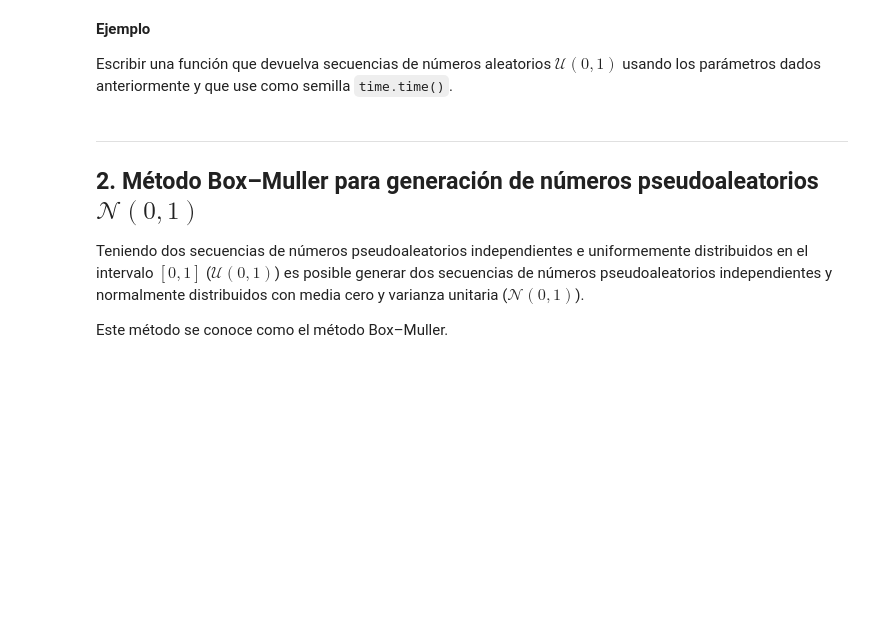
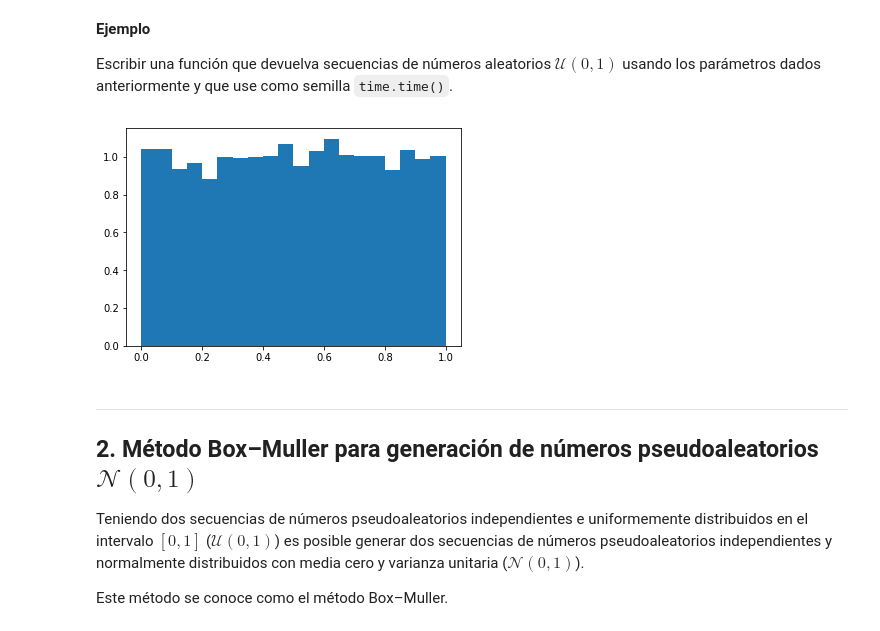
Before and after one commit to valerialadron/SimMat2019_1, a Jupyter notebook: Modulo2/Clase8_NumerosPseudoaleatorios.ipynb, the cells around one changed output. Cells and saved outputs as stored; diff of their text form; code cells hidden in the pictures; blank space fills up the shorter version.

```diff
--- a/Modulo2/Clase8_NumerosPseudoaleatorios.ipynb
+++ b/Modulo2/Clase8_NumerosPseudoaleatorios.ipynb
@@ -186,3 +241,11 @@ Escribir una función que devuelva secuencias de números aleatorios $\mathcal{U
+# %%
+## Evaluar
+x0, a, b, m, n= time.time(), 1103515254, 12345, 2**31-1, 10**4,
+x=cong_method(x0, a, b, m, n)
+x.shape
+plt.hist(x, bins=20, density=True);
+# %% [output]
+[figure, added]
 # %% [markdown]
 ___
 ## 2. Método Box–Muller para generación de números pseudoaleatorios $\mathcal{N}(0,1)$
```
Also changed, not shown: parts of 35 cells of this notebook.
